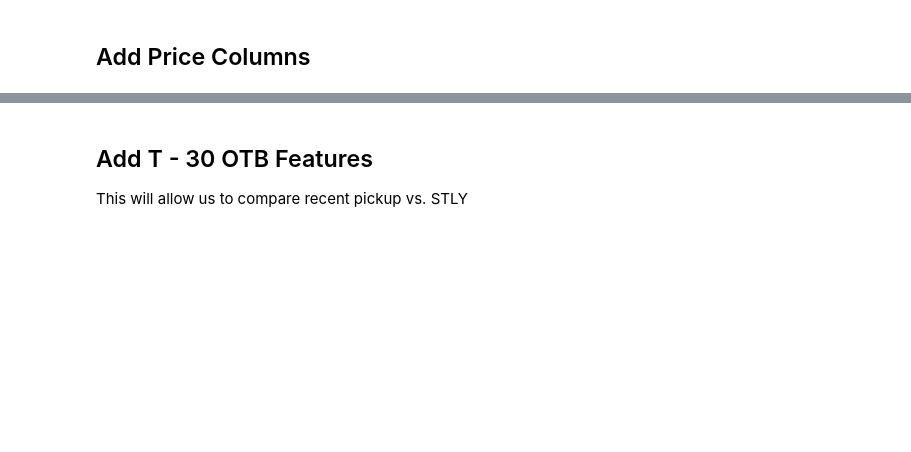
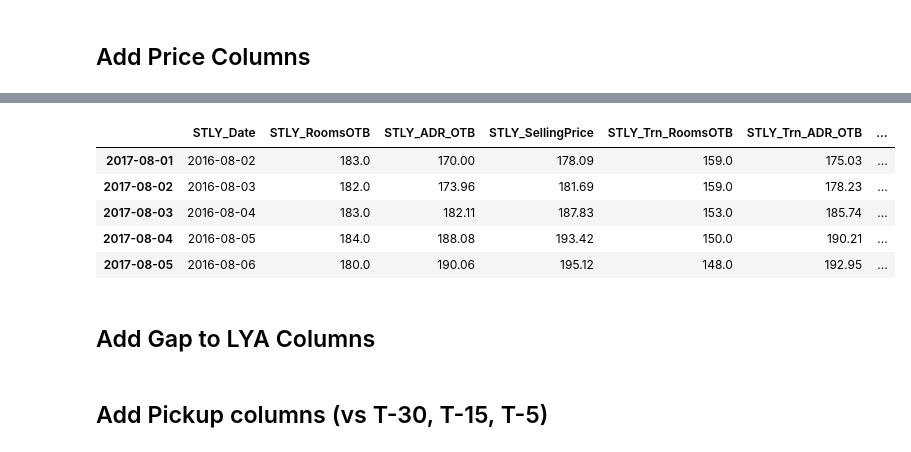
Before and after one commit to edubu2/hotel-revman-system, a Jupyter notebook: code/demand_features.ipynb, the cells around one changed output, grey strips where cells are left out. Saved outputs shown, nothing was run; the diff lists cells and outputs as text; code cells hidden in the pictures; blank space fills up the shorter version.

```diff
--- a/code/demand_features.ipynb
+++ b/code/demand_features.ipynb
@@ -7,7 +7,7 @@ from model_cancellations import get_otb_res, predict_cancellations
 import re
 
 pd.options.display.max_rows = 150
-pd.options.display.max_columns = 150
+pd.options.display.max_columns = 400
 # %%
 DATE_FMT = "%Y-%m-%d"
 h1_capacity = 187
@@ -107 +73,21 @@ LYA_COLS
+# %%
+stly_segs = [('STLY_RoomsOTB', 'STLY_ADR_OTB', 'All_'),
+             ('STLY_Trn_RoomsOTB','STLY_Trn_ADR_OTB', 'Trn_'),
+             ('STLY_TrnP_RoomsOTB', 'STLY_TrnP_ADR_OTB', 'TrnP_'),
+             ('STLY_Grp_RoomsOTB', 'STLY_Grp_ADR_OTB', 'Grp_'),
+             ('STLY_Cnt_RoomsOTB','STLY_Cnt_ADR_OTB', 'Cnt_'),
+]
+
+for Rooms, ADR, name in stly_segs:
+    h1_sim["STLY_" + name + "Rev"] = h1_sim[Rooms] * h1_sim[ADR]
+
+stly_cols = [col for col in list(h1_sim.columns) if col[:4] == 'STLY' and 'TM' not in col]
+h1_sim[stly_cols].head()
+# %% [output]
+|  | STLY_Date | STLY_RoomsOTB | STLY_ADR_OTB | STLY_SellingPrice | STLY_Trn_RoomsOTB | STLY_Trn_ADR_OTB | ... |
+| 2017-08-01 | 2016-08-02 | 183.0 | 170.00 | 178.09 | 159.0 | 175.03 | ... |
+| 2017-08-02 | 2016-08-03 | 182.0 | 173.96 | 181.69 | 159.0 | 178.23 | ... |
+| 2017-08-03 | 2016-08-04 | 183.0 | 182.11 | 187.83 | 153.0 | 185.74 | ... |
+| 2017-08-04 | 2016-08-05 | 184.0 | 188.08 | 193.42 | 150.0 | 190.21 | ... |
+| 2017-08-05 | 2016-08-06 | 180.0 | 190.06 | 195.12 | 148.0 | 192.95 | ... |
 # %%
@@ -110,4 +96,2 @@ h1_sim["RoomsPace"] = h1_sim.RoomsOTB - h1_sim.STLY_OTB
 # %% [markdown]
-## Add T - 30 OTB Features
-
-This will allow us to compare recent pickup vs. STLY
+## Add Gap to LYA Columns
@@ -113,0 +101,2 @@ This will allow us to compare recent pickup vs. STLY
+# %% [markdown]
+## Add Pickup columns (vs T-30, T-15, T-5)
```
Also changed, not shown: parts of 17 cells of this notebook, 4 other files.
